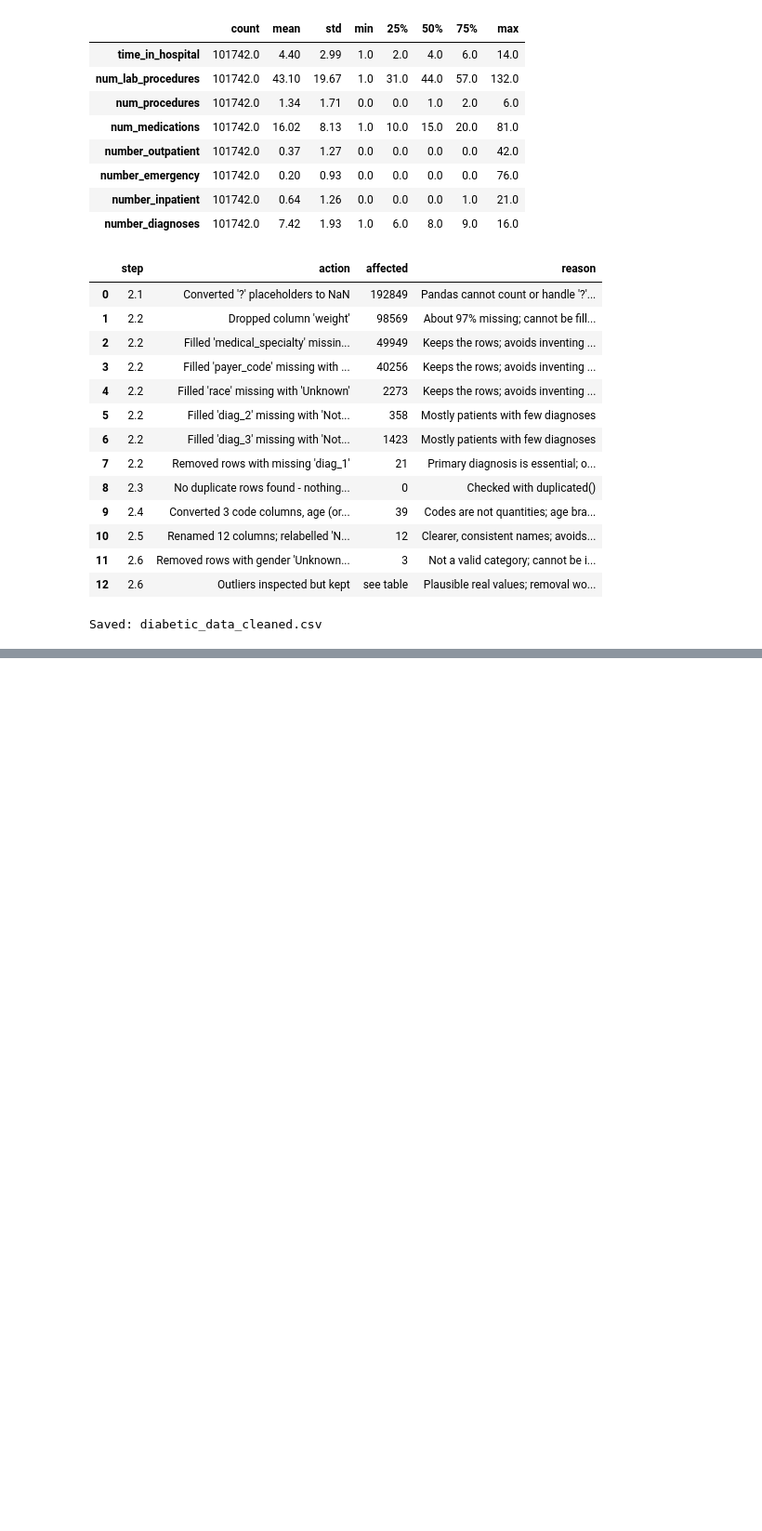
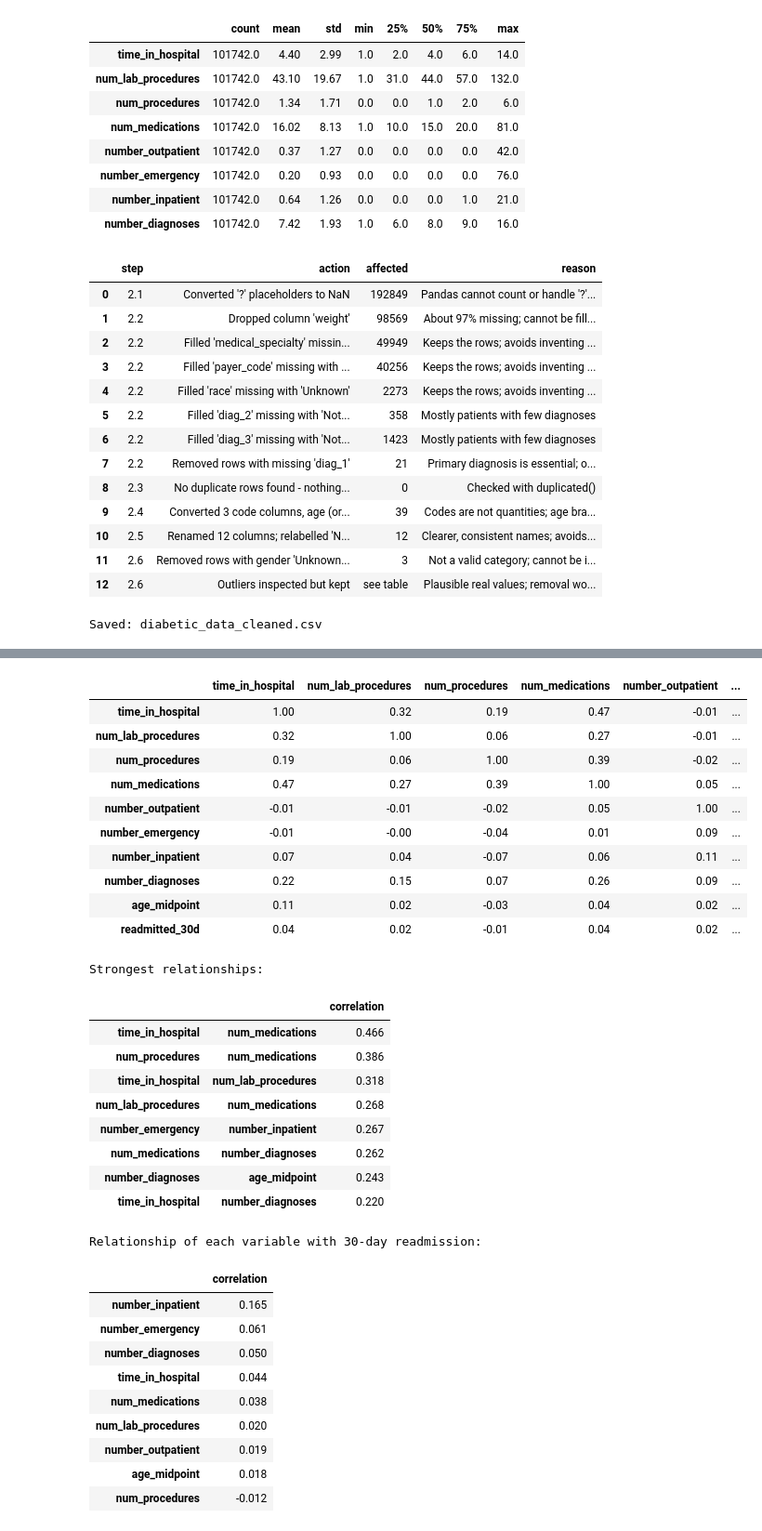
Before and after one commit to Al7bh/Devixo-Internship, a Jupyter notebook: Task_01_AI_ML/notebook/Task_01_Data_Analysis.ipynb, the cells around one changed output, grey strips where cells are left out. Shown at 93% size. Cells and saved outputs as stored; diff of their text form; code cells hidden in the pictures; blank space fills up the shorter version.

```diff
--- a/Task_01_AI_ML/notebook/Task_01_Data_Analysis.ipynb
+++ b/Task_01_AI_ML/notebook/Task_01_Data_Analysis.ipynb
@@ -628,0 +808,47 @@ Saved: diabetic_data_cleaned.csv
+# %%
+corr_cols = num_cols + ["age_midpoint", "readmitted_30d"]
+corr = df_clean[corr_cols].corr()
+display(corr.round(2))
+
+# Strongest pairs (each pair listed once)
+upper = corr.where(np.triu(np.ones(corr.shape, dtype=bool), k=1)).stack()
+pairs = upper.rename("correlation").to_frame()
+pairs["abs_correlation"] = pairs["correlation"].abs()
+print("Strongest relationships:")
+display(pairs.sort_values("abs_correlation", ascending=False).head(8)[["correlation"]].round(3))
+
+print("Relationship of each variable with 30-day readmission:")
+display(corr["readmitted_30d"].drop("readmitted_30d").sort_values(key=abs, ascending=False).round(3).to_frame("correlation"))
+# %% [output]
+|  | time_in_hospital | num_lab_procedures | num_procedures | num_medications | number_outpatient | ... |
+| time_in_hospital | 1.00 | 0.32 | 0.19 | 0.47 | -0.01 | ... |
+| num_lab_procedures | 0.32 | 1.00 | 0.06 | 0.27 | -0.01 | ... |
+| num_procedures | 0.19 | 0.06 | 1.00 | 0.39 | -0.02 | ... |
+| num_medications | 0.47 | 0.27 | 0.39 | 1.00 | 0.05 | ... |
+| number_outpatient | -0.01 | -0.01 | -0.02 | 0.05 | 1.00 | ... |
+| number_emergency | -0.01 | -0.00 | -0.04 | 0.01 | 0.09 | ... |
+| number_inpatient | 0.07 | 0.04 | -0.07 | 0.06 | 0.11 | ... |
+| number_diagnoses | 0.22 | 0.15 | 0.07 | 0.26 | 0.09 | ... |
+| age_midpoint | 0.11 | 0.02 | -0.03 | 0.04 | 0.02 | ... |
+| readmitted_30d | 0.04 | 0.02 | -0.01 | 0.04 | 0.02 | ... |
+Strongest relationships:
+|  |  | correlation |
+| time_in_hospital | num_medications | 0.466 |
+| num_procedures | num_medications | 0.386 |
+| time_in_hospital | num_lab_procedures | 0.318 |
+| num_lab_procedures | num_medications | 0.268 |
+| number_emergency | number_inpatient | 0.267 |
+| num_medications | number_diagnoses | 0.262 |
+| number_diagnoses | age_midpoint | 0.243 |
+| time_in_hospital | number_diagnoses | 0.220 |
+Relationship of each variable with 30-day readmission:
+|  | correlation |
+| number_inpatient | 0.165 |
+| number_emergency | 0.061 |
+| number_diagnoses | 0.050 |
+| time_in_hospital | 0.044 |
+| num_medications | 0.038 |
+| num_lab_procedures | 0.020 |
+| number_outpatient | 0.019 |
+| age_midpoint | 0.018 |
+| num_procedures | -0.012 |
```
Also changed, not shown: parts of 48 cells of this notebook.
